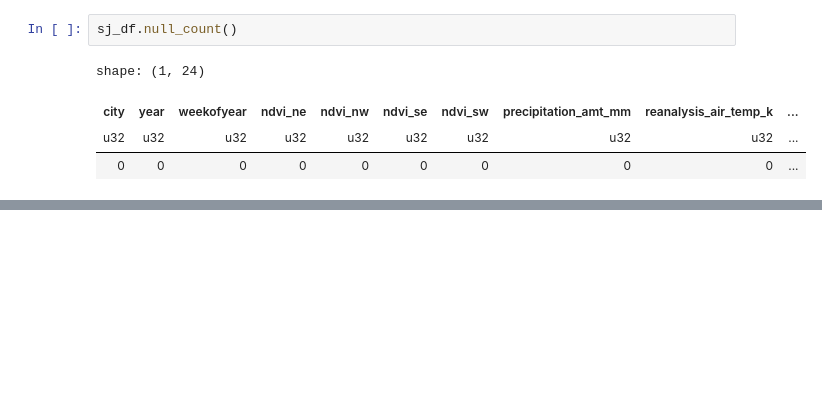
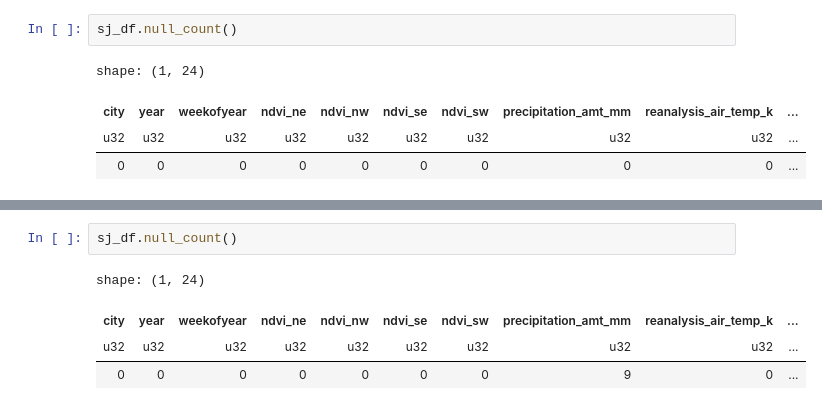
Before and after one commit to shivamnsingh/DengAi, a Jupyter notebook: code.ipynb, the cells around one changed output, grey strips where cells are left out. Drawn from its saved outputs; the diff is of its cells as text; blank space fills up the shorter version.

```diff
--- a/code.ipynb
+++ b/code.ipynb
@@ -151,0 +191,7 @@ plt.show()
+# %%
+sj_df.null_count()
+# %% [output]
+shape: (1, 24)
+| city | year | weekofyear | ndvi_ne | ndvi_nw | ndvi_se | ndvi_sw | precipitation_amt_mm | reanalysis_air_temp_k | ... |
+| u32 | u32 | u32 | u32 | u32 | u32 | u32 | u32 | u32 | ... |
+| 0 | 0 | 0 | 0 | 0 | 0 | 0 | 9 | 0 | ... |
```
Also changed, not shown: parts of 4 cells of this notebook.
